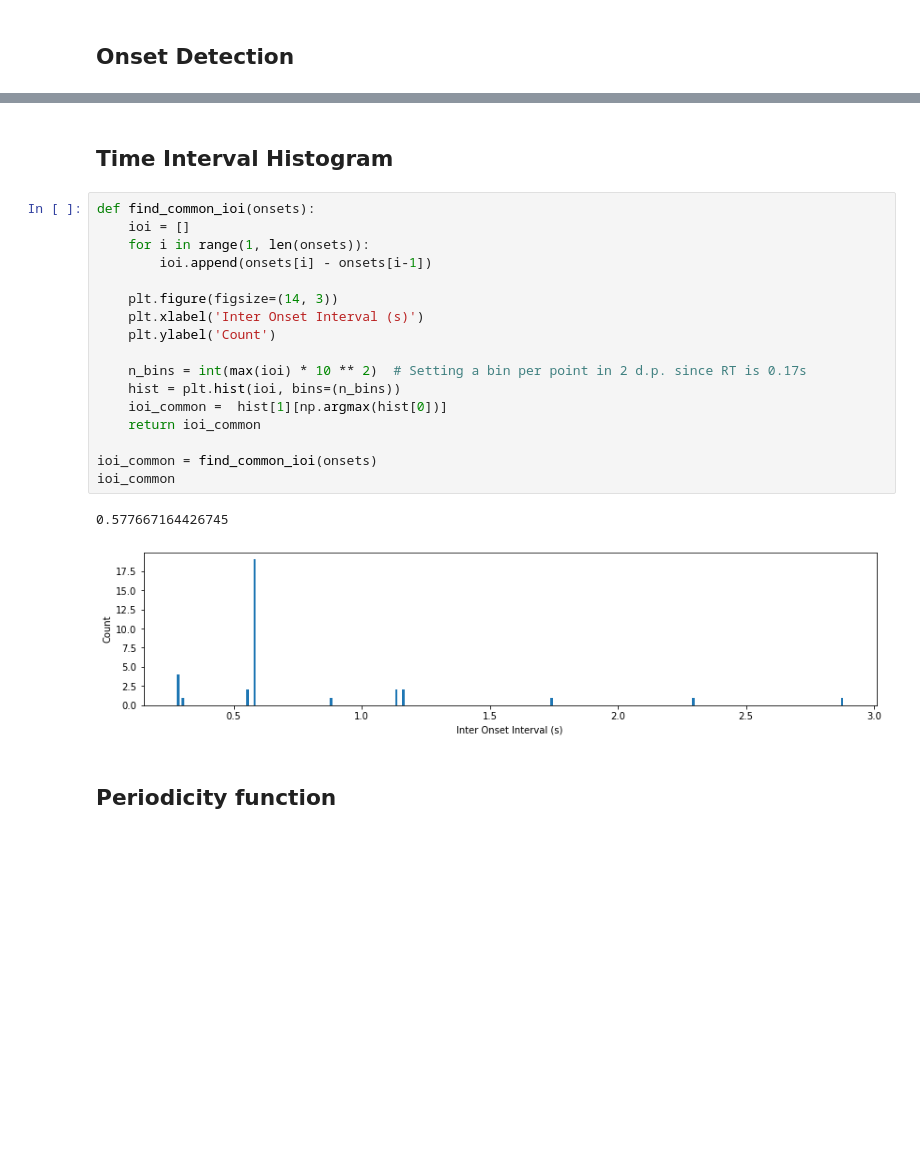
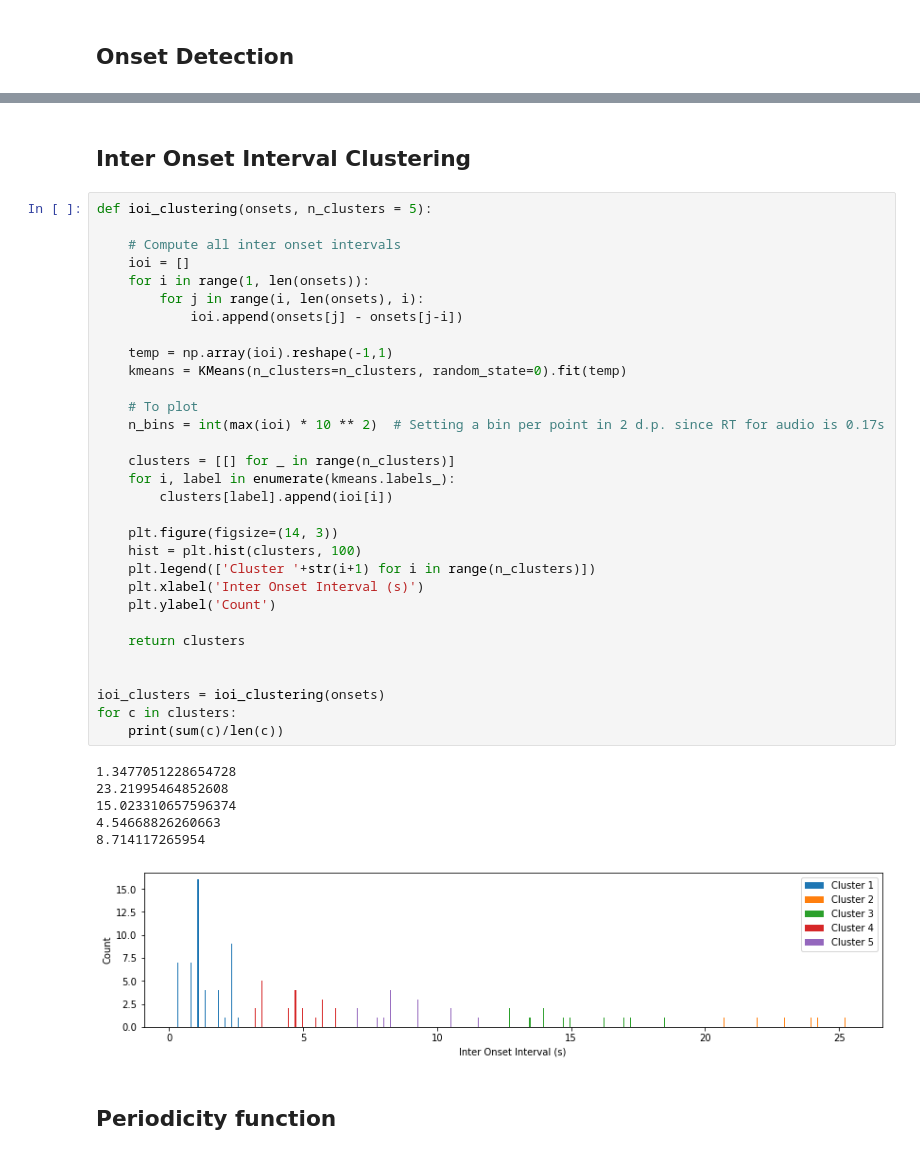
Before and after one commit to RussellSB/beat-tracking, a Jupyter notebook: main.ipynb, the cells around one changed output, grey strips where cells are left out. Drawn from its saved outputs; the diff is of its cells as text; blank space fills up the shorter version.

Commit message:
IOI clustering

```diff
--- a/main.ipynb
+++ b/main.ipynb
@@ -102,25 +113,43 @@ onsets = detect_onsets(x, width=width, threshold=threshold)
-# %% [markdown]
-## Time Interval Histogram
-# %%
-def find_common_ioi(onsets):
-    ioi = []
-    for i in range(1, len(onsets)):
-        ioi.append(onsets[i] - onsets[i-1])
-
-    plt.figure(figsize=(14, 3))
-    plt.xlabel('Inter Onset Interval (s)')
-    plt.ylabel('Count')
-
-    n_bins = int(max(ioi) * 10 ** 2)  # Setting a bin per point in 2 d.p. since RT is 0.17s
-    hist = plt.hist(ioi, bins=(n_bins))
-    ioi_common =  hist[1][np.argmax(hist[0])]
-    return ioi_common
-
-ioi_common = find_common_ioi(onsets)
-ioi_common
-# %% [output]
-0.577667164426745
-[figure, removed]
+# %% [markdown]
+## Inter Onset Interval Clustering
+# %%
+def ioi_clustering(onsets, n_clusters = 5):
+
+    # Compute all inter onset intervals
+    ioi = []
+    for i in range(1, len(onsets)):
+        for j in range(i, len(onsets), i):
+            ioi.append(onsets[j] - onsets[j-i])
+
+    temp = np.array(ioi).reshape(-1,1)
+    kmeans = KMeans(n_clusters=n_clusters, random_state=0).fit(temp)
+
+    # To plot
+    n_bins = int(max(ioi) * 10 ** 2)  # Setting a bin per point in 2 d.p. since RT for audio is 0.17s
+
+    clusters = [[] for _ in range(n_clusters)]
+    for i, label in enumerate(kmeans.labels_):
+        clusters[label].append(ioi[i])
+
+    plt.figure(figsize=(14, 3))
+    hist = plt.hist(clusters, 100)
+    plt.legend(['Cluster '+str(i+1) for i in range(n_clusters)])
+    plt.xlabel('Inter Onset Interval (s)')
+    plt.ylabel('Count')
+
+    return clusters
+
+
+ioi_clusters = ioi_clustering(onsets)
+for c in clusters:
+    print(sum(c)/len(c))
+# %% [output]
+1.3477051228654728
+23.21995464852608
+15.023310657596374
+4.54668826260663
+8.714117265954
+[figure, added]
 # %% [markdown]
 ## Periodicity function
 # %%
```
Also changed, not shown: parts of 5 cells of this notebook.
